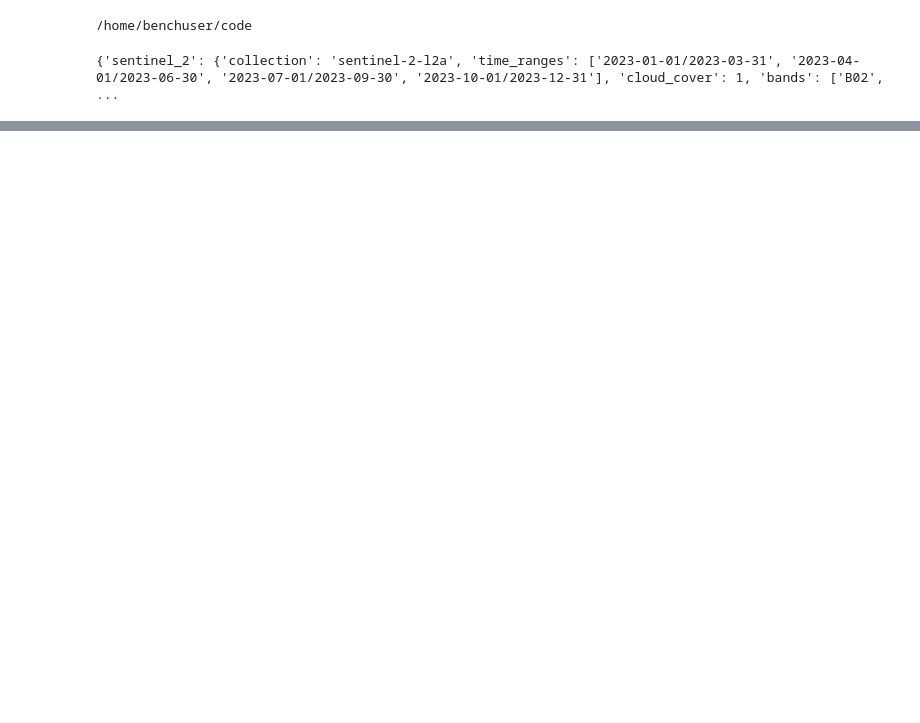
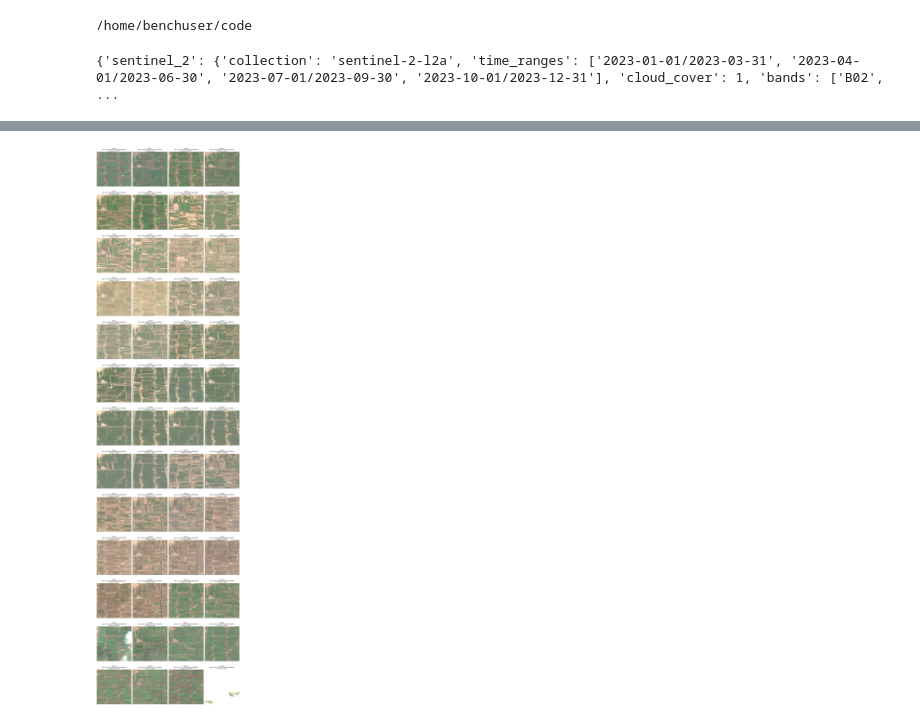
Before and after one commit to ClarkCGA/gelos-lc-datagen, a Jupyter notebook: notebooks/caleb-chipgen.ipynb, the cells around one changed output, grey strips where cells are left out. Cells and saved outputs as stored; diff of their text form; code cells hidden in the pictures; blank space fills up the shorter version.

Commit message:
only first AOI, Working plotting and time series

```diff
--- a/notebooks/caleb-chipgen.ipynb
+++ b/notebooks/caleb-chipgen.ipynb
@@ -468,19 +472,38 @@ print(chip_dict.keys())
 # %%
 #print(chip_dict)
 # %%
+import random
 import matplotlib.pyplot as plt
-# List of valid chip indices in chip_dict
+from collections import defaultdict
+
+# List of valid chip indices in chip_dict (keys are tuples of (i, j, acquisition_date))
 valid_chip_indices = list(chip_dict.keys())
 
-# Map your indices to the actual (i, j, acquisition_date) keys
-selected_indices = []
-for idx in [1, 20, 40, 50]:
-    # This assumes that you want to select based on the index of chips, i.e., global index
-    if idx < len(valid_chip_indices):
-        selected_indices.append(valid_chip_indices[idx])
+# Group keys by acquisition date
+acquisition_groups = defaultdict(list)
 
-# Plot the selected chips
-plot_chips(chip_dict, selected_indices)
+# Populate the acquisition_groups dictionary with keys grouped by acquisition_date
+for key in valid_chip_indices:
+    acquisition_date = key[2]  # acquisition_date is the third element in the key tuple
+    acquisition_groups[acquisition_date].append(key)
+
+# Select two random chips from each acquisition date group
+selected_keys = []
+for acquisition_date, keys in acquisition_groups.items():
+    random_keys = random.sample(keys, 2)  # Select 2 random keys from this group
+    selected_keys.extend(random_keys)
+
+# Check if we selected any chips
+if not selected_keys:
+    print("No chips selected for plotting.")
+else:
+    # Map the selected keys to actual data in chip_dict
+    selected_chips = [chip_dict[key] for key in selected_keys]
+
+    # Plot the selected chips
+    plot_chips(chip_dict, selected_keys)
+# %% [output]
+[figure, added]
 # %%
 #print(s2_stack)
 # %%
```
Also changed, not shown: parts of 6 cells of this notebook.
